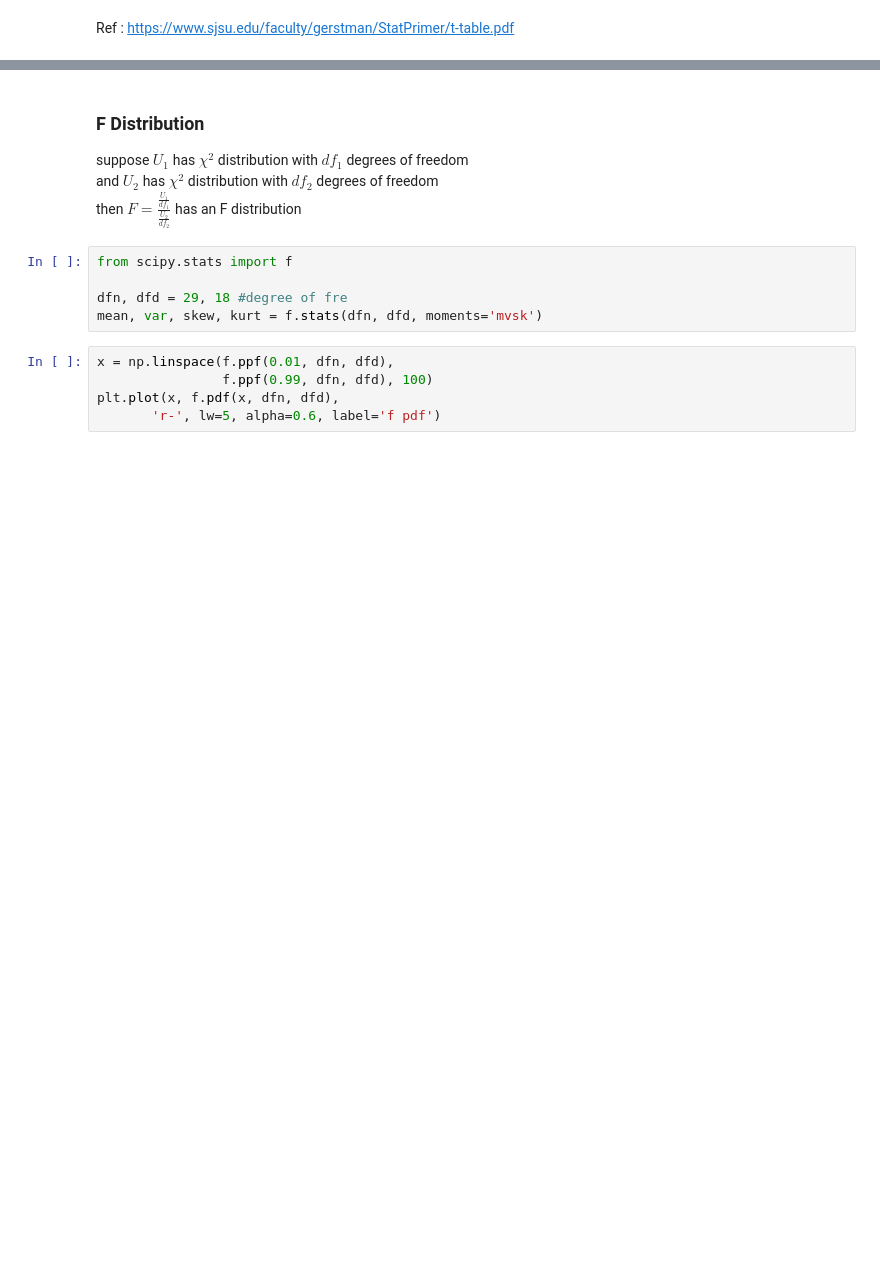
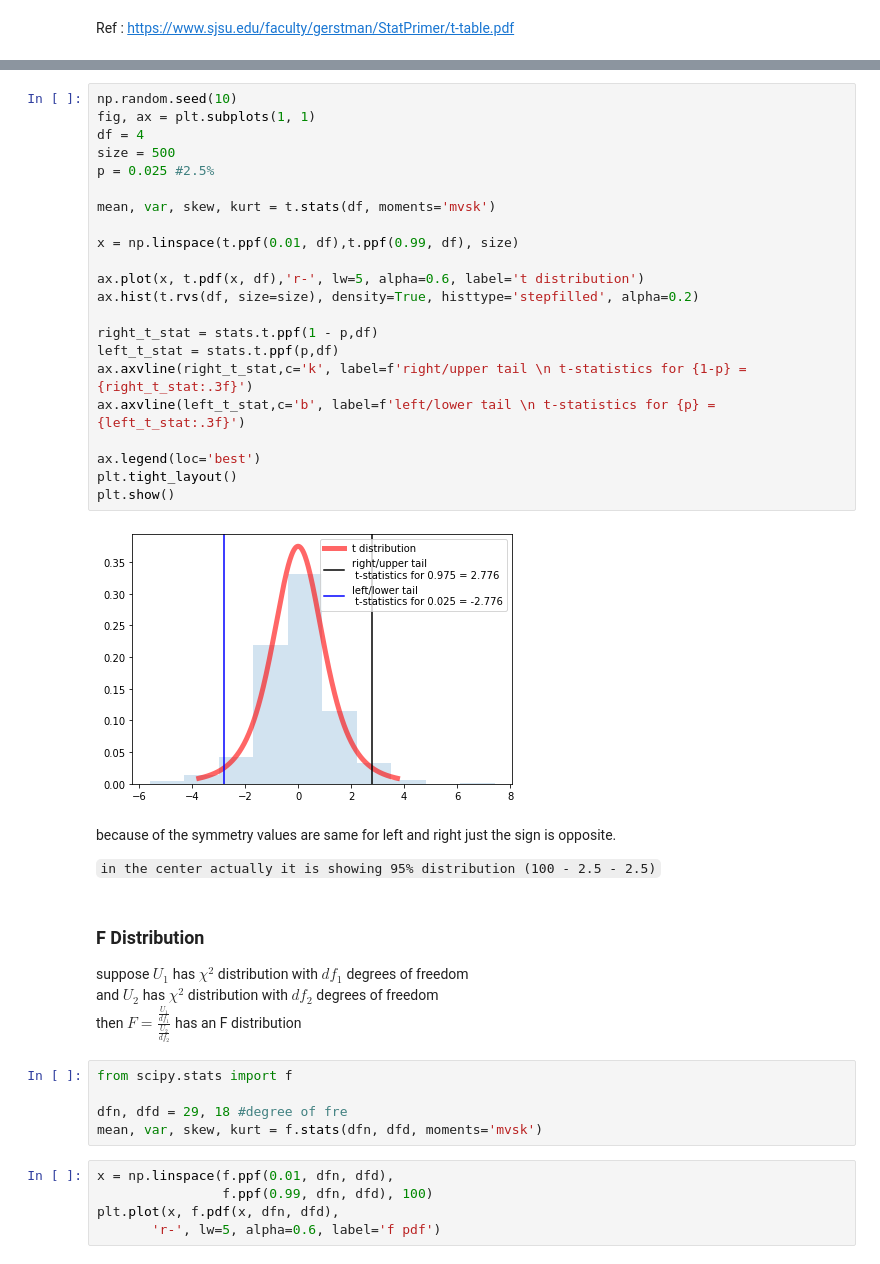
Before and after one commit to NishantBaheti/MachineLearningExploration, a Jupyter notebook: PracticalStatistics/Distributions.ipynb, the cells around one changed output, grey strips where cells are left out. Drawn from its saved outputs; the diff is of its cells as text; blank space fills up the shorter version.

```diff
--- a/PracticalStatistics/Distributions.ipynb
+++ b/PracticalStatistics/Distributions.ipynb
@@ -779,3 +796,31 @@ Ref : https://www.sjsu.edu/faculty/gerstman/StatPrimer/t-table.pdf
+# %%
+np.random.seed(10)
+fig, ax = plt.subplots(1, 1)
+df = 4
+size = 500
+p = 0.025 #2.5%
+
+mean, var, skew, kurt = t.stats(df, moments='mvsk')
+
+x = np.linspace(t.ppf(0.01, df),t.ppf(0.99, df), size)
+
+ax.plot(x, t.pdf(x, df),'r-', lw=5, alpha=0.6, label='t distribution')
+ax.hist(t.rvs(df, size=size), density=True, histtype='stepfilled', alpha=0.2)
+
+right_t_stat = stats.t.ppf(1 - p,df)
+left_t_stat = stats.t.ppf(p,df)
+ax.axvline(right_t_stat,c='k', label=f'right/upper tail \n t-statistics for {1-p} = {right_t_stat:.3f}')
+ax.axvline(left_t_stat,c='b', label=f'left/lower tail \n t-statistics for {p} = {left_t_stat:.3f}')
+
+ax.legend(loc='best')
+plt.tight_layout()
+plt.show()
+# %% [output]
+[figure, added]
+# %% [markdown]
+because of the symmetry values are same for left and right just the sign is opposite.
+
+`in the center actually it is showing 95% distribution (100 - 2.5 - 2.5)`
 # %% [markdown]
 ### F Distribution
 
```
Also changed, not shown: parts of 10 cells of this notebook, 1 other file.
